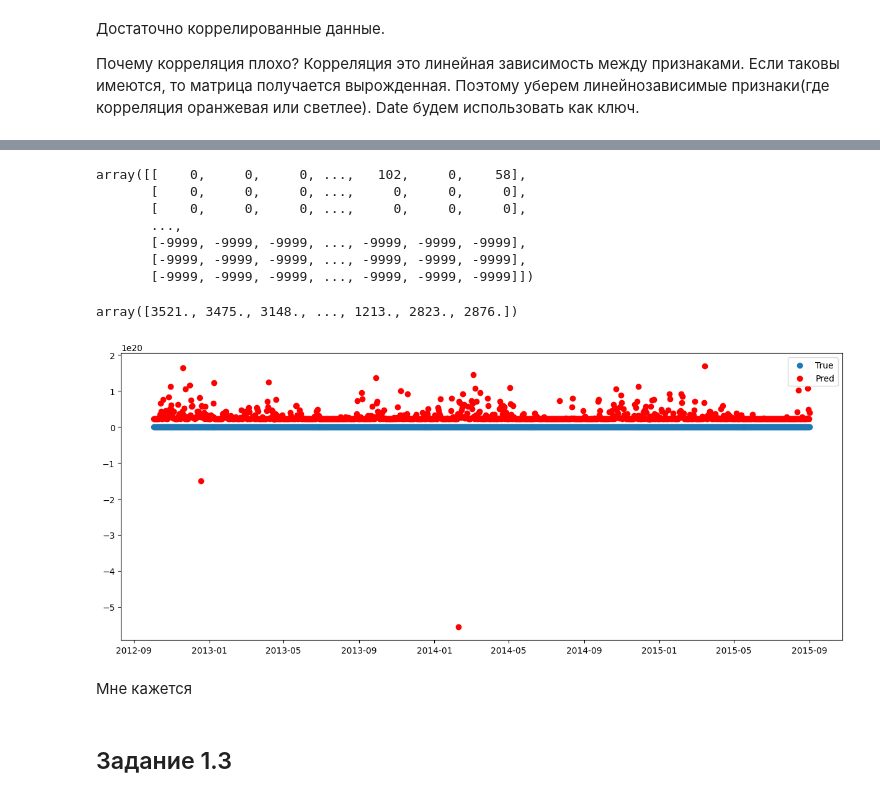
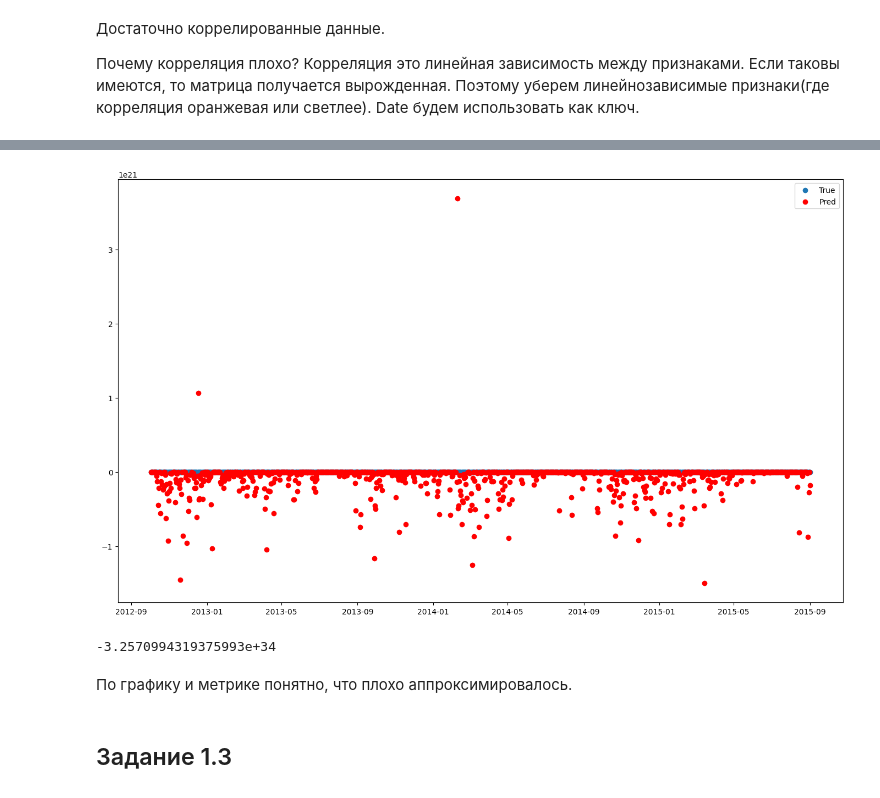
Before and after one commit to natallia-zzz/bsu_masters, a Jupyter notebook: lab_1/ML_LR1_2023.ipynb, the cells around one changed output, grey strips where cells are left out. Saved outputs shown, nothing was run; the diff lists cells and outputs as text; code cells hidden in the pictures.

```diff
--- a/lab_1/ML_LR1_2023.ipynb
+++ b/lab_1/ML_LR1_2023.ipynb
@@ -200,7 +200,7 @@ sns.heatmap(corr, vmin= -1, vmax= 1)
 Почему корреляция плохо? Корреляция это линейная зависимость между признаками. Если таковы имеются, то матрица получается вырожденная. Поэтому уберем линейнозависимые признаки(где корреляция оранжевая или светлее). Date будем использовать как ключ.
 # %%
 weather["T"] = weather.apply(lambda x: (x.TMAX + x.TMIN)/2, axis=1)
-weather = weather.drop(columns=["TMAX", "TMIN", "WDF2", "WSF2", "WDF5", "WT14", "WT01", "WT02", "WT13", "WT22", "WT16", "WT18", "WT17", "WSF%"])
+weather = weather.drop(columns=["TMAX", "TMIN", "WDF2", "WSF2", "WDF5", "WT01", "WT16", "WT18", "WT13", "WT22"])
 # %%
 corr = weather.corr()
 sns.heatmap(corr, vmin= -1, vmax= 1)
@@ -227,29 +212,15 @@ full_data = by_date.merge(weather, on="date")
 # %%
 X = full_data.drop(columns = ["West", "East", "total", "date", "T"]).to_numpy()
 Y_total = full_data["total"].to_numpy()
-# %%
-X.transpose()
-# %% [output]
-array([[    0,     0,     0, ...,   102,     0,    58],
-       [    0,     0,     0, ...,     0,     0,     0],
-       [    0,     0,     0, ...,     0,     0,     0],
-       ...,
-       [-9999, -9999, -9999, ..., -9999, -9999, -9999],
-       [-9999, -9999, -9999, ..., -9999, -9999, -9999],
-       [-9999, -9999, -9999, ..., -9999, -9999, -9999]])
-# %%
-Y_total
-# %% [output]
-array([3521., 3475., 3148., ..., 1213., 2823., 2876.])
 # %%
 linreg = MyLinearRegression()
 linreg.fit(X, Y_total)
 # %%
 pred = linreg.predict(X)
-plt.figure(figsize=(15,6))
+plt.figure(figsize=(17,10))
 plt.scatter(full_data["date"].to_numpy(),Y_total, label="True")
 plt.scatter(full_data["date"].to_numpy(),pred, color='r', label="Pred")
 plt.legend()
 plt.show()
 # %% [output]
-[figure, old version]
+[figure, new version]
@@ -264,2 +226,0 @@ class MyPolyRegression():
-# %% [markdown]
-Мне кажется
@@ -266,3 +229,9 @@ class MyPolyRegression():
+# %%
+r2_score(Y_total, pred)
+# %% [output]
+-3.2570994319375993e+34
+# %% [markdown]
+По графику и метрике понятно, что плохо аппроксимировалось.
 # %% [markdown]
 ## Задание 1.3
 # %% [markdown]
```
Also changed, not shown: parts of 20 cells of this notebook, 2 other files.
